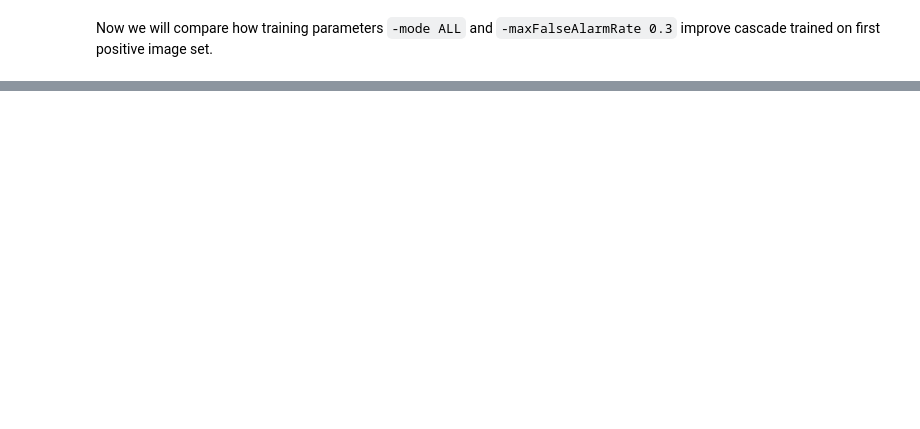
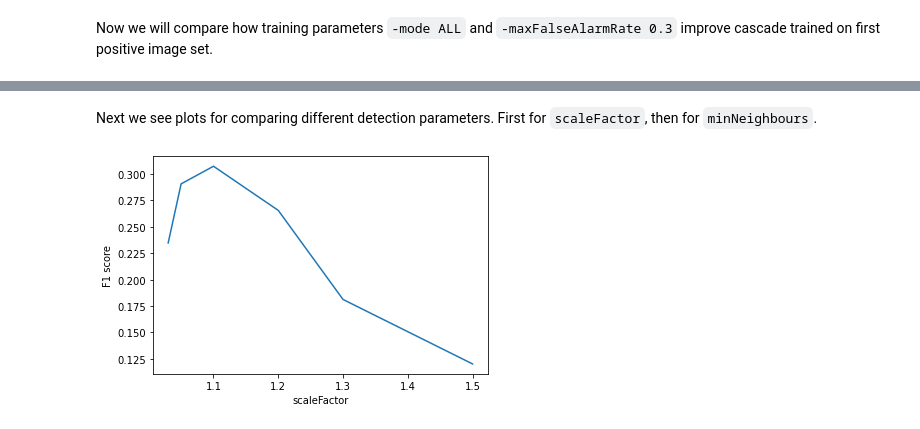
Before and after one commit to zrimseku/SB-assignment2, a Jupyter notebook: testing.ipynb, the cells around one changed output, grey strips where cells are left out. Cells and saved outputs as stored; diff of their text form; code cells hidden in the pictures; blank space fills up the shorter version.

```diff
--- a/testing.ipynb
+++ b/testing.ipynb
@@ -242,0 +239,14 @@ plt.savefig('cascades_fp_tp.pdf')
+# %% [markdown]
+Next we see plots for comparing different detection parameters. First for `scaleFactor`, then
+for `minNeighbours`.
+# %%
+r = results_ln.xs('F1', level=0, axis=0)
+df = r.loc[:, 'cascade_coco_people_all_maxFAR03']
+
+sns.lineplot(data=df, x=df.index, y=df.values)
+plt.ylabel('F1 score')
+plt.xlabel('scaleFactor')
+plt.savefig('scale_factor.pdf')
+plt.show()
+# %% [output]
+[figure, added]
```
Also changed, not shown: parts of 10 cells of this notebook, 10 other files.
